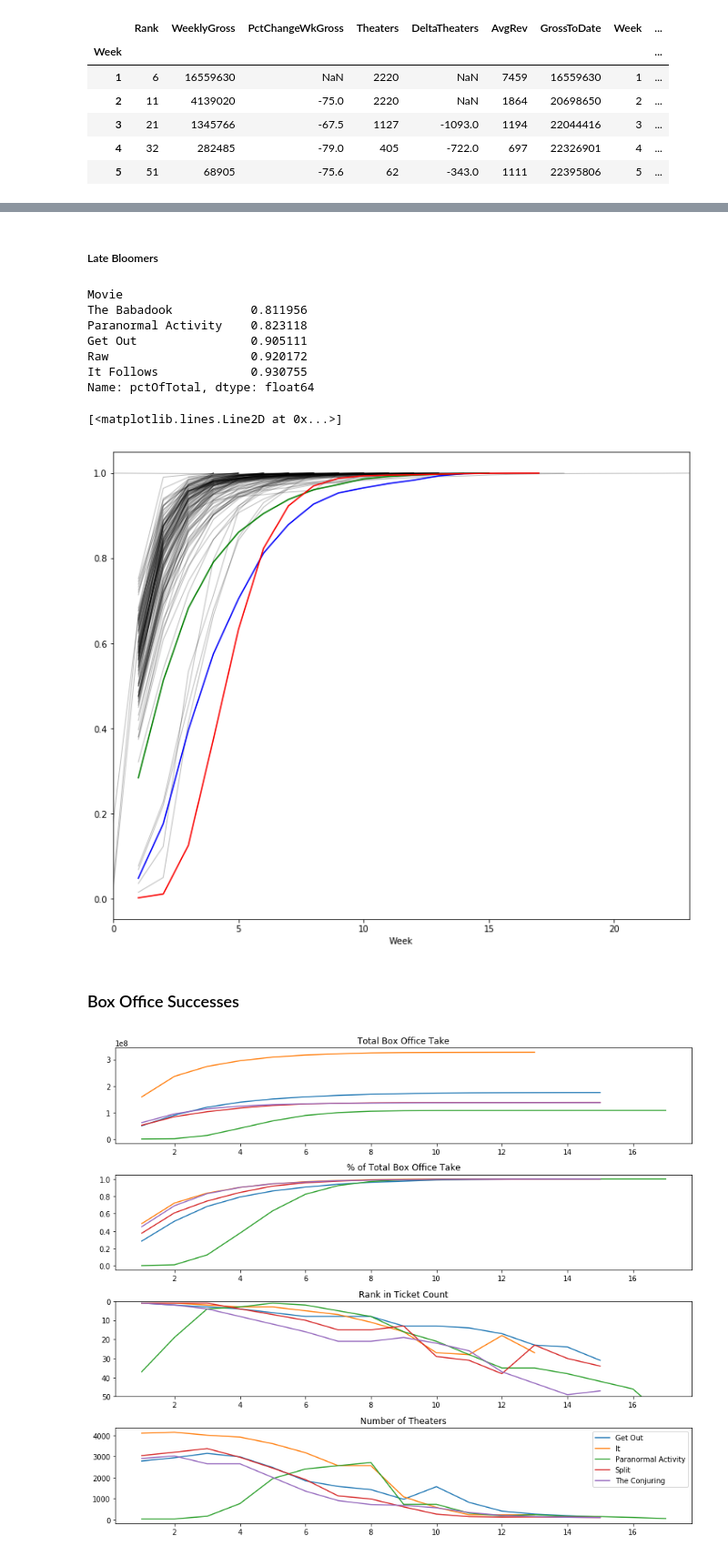
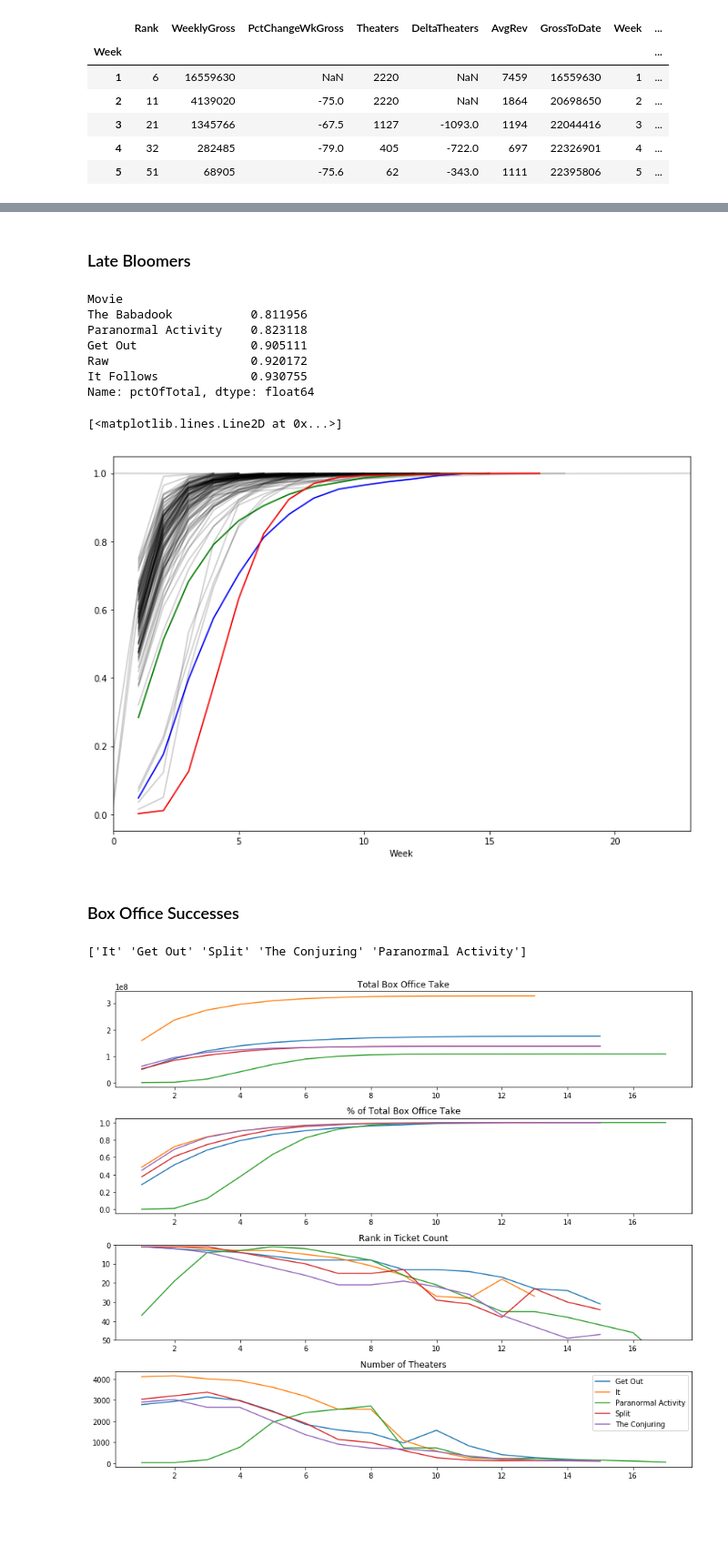
Before and after one commit to NapsterInBlue/Horror-Movies-Box-Office, a Jupyter notebook: Horror Box Office EDA.ipynb, the cells around one changed output, grey strips where cells are left out. Shown at 91% size. Cells and saved outputs as stored; diff of their text form; code cells hidden in the pictures; blank space fills up the shorter version.

Commit message:
Removed a lot of references to redundant dataframes. Organized the run order of column creation better

```diff
--- a/Horror Box Office EDA.ipynb
+++ b/Horror Box Office EDA.ipynb
@@ -115,2 +85,8 @@ for movie in allofit[1:]:
 # %%
-gb = superDf.groupby('Movie')
+gb = df.groupby('Movie')
+# %%
+fn = lambda x: x.cumsum() / x.sum()
+
+df['pctOfTotal'] = gb['WeeklyGross'].apply(fn)
+# %%
+df['Investment'] = gb['WeeklyGross'].cumsum() / df['Budget']
@@ -117,4 +95,10 @@ gb = superDf.groupby('Movie')
 # %%
-fig, ax = plt.subplots(figsize=(12, 10))
-a = gb.plot(x='Week', y='Theaters', ax=ax, c='k', alpha=.25, linewidth=1)
-ax.get_legend().set_visible(False)
+def plot_every_movie(gb, x, y):
+    '''
+    Given a dataframe grouped by Movie, plot all of the values
+    for x vs y in a soft black
+    '''
+    fig, ax = plt.subplots(figsize=(12, 8))
+    a = gb.plot(x=x, y=y, ax=ax, c='k', alpha=.2)
+    ax.get_legend().set_visible(False)
+    return ax
@@ -127,34 +115,35 @@ superDf['pctOfTotal'] = gb['WeeklyGross'].apply(fn)
 # %% [markdown]
-##### Late Bloomers
+### Late Bloomers
-# %%
-gb['pctOfTotal'].nth(5).sort_values().head()
-# %% [output]
-Movie
-The Babadook           0.811956
-Paranormal Activity    0.823118
-Get Out                0.905111
-Raw                    0.920172
-It Follows             0.930755
-Name: pctOfTotal, dtype: float64
+# %%
+# Movies that had earned the smallest portion of their overall take by the 5th week
+gb['pctOfTotal'].nth(5).sort_values().head()
+# %% [output]
+Movie
+The Babadook           0.811956
+Paranormal Activity    0.823118
+Get Out                0.905111
+Raw                    0.920172
+It Follows             0.930755
+Name: pctOfTotal, dtype: float64
 # %%
-gb = superDf.groupby('Movie')
-fig, ax = plt.subplots(figsize=(12, 10))
-a = gb.plot(x='Week', y='pctOfTotal', ax=ax, c='k', alpha=.25, linewidth=1)
-ax.get_legend().set_visible(False)
+ax = plot_every_movie(gb, 'Week', 'pctOfTotal')
 
-
-babadook = superDf[superDf['Movie'] == 'The Babadook']
+babadook = df[df['Movie'] == 'The Babadook']
 ax.plot(babadook['Week'], babadook['pctOfTotal'], c='b')
-getout = superDf[superDf['Movie'] == 'Get Out']
+getout = df[df['Movie'] == 'Get Out']
 ax.plot(getout['Week'], getout['pctOfTotal'], c='g')
-paranormal = superDf[superDf['Movie'] == 'Paranormal Activity']
+paranormal = df[df['Movie'] == 'Paranormal Activity']
 ax.plot(paranormal['Week'], paranormal['pctOfTotal'], c='r')
 # %% [output]
 [<matplotlib.lines.Line2D at 0x...>]
-[figure, old version]
+[figure, new version]
 # %% [markdown]
 ### Box Office Successes
 # %%
 top5grossing = gb['WeeklyGross'].sum().sort_values(ascending=False).head().index
+# %%
+print(top5grossing.values)
+# %% [output]
+['It' 'Get Out' 'Split' 'The Conjuring' 'Paranormal Activity']
 # %%
 fig, axes = plt.subplots(4, figsize=(12, 10))
```
Also changed, not shown: parts of 39 cells of this notebook.
